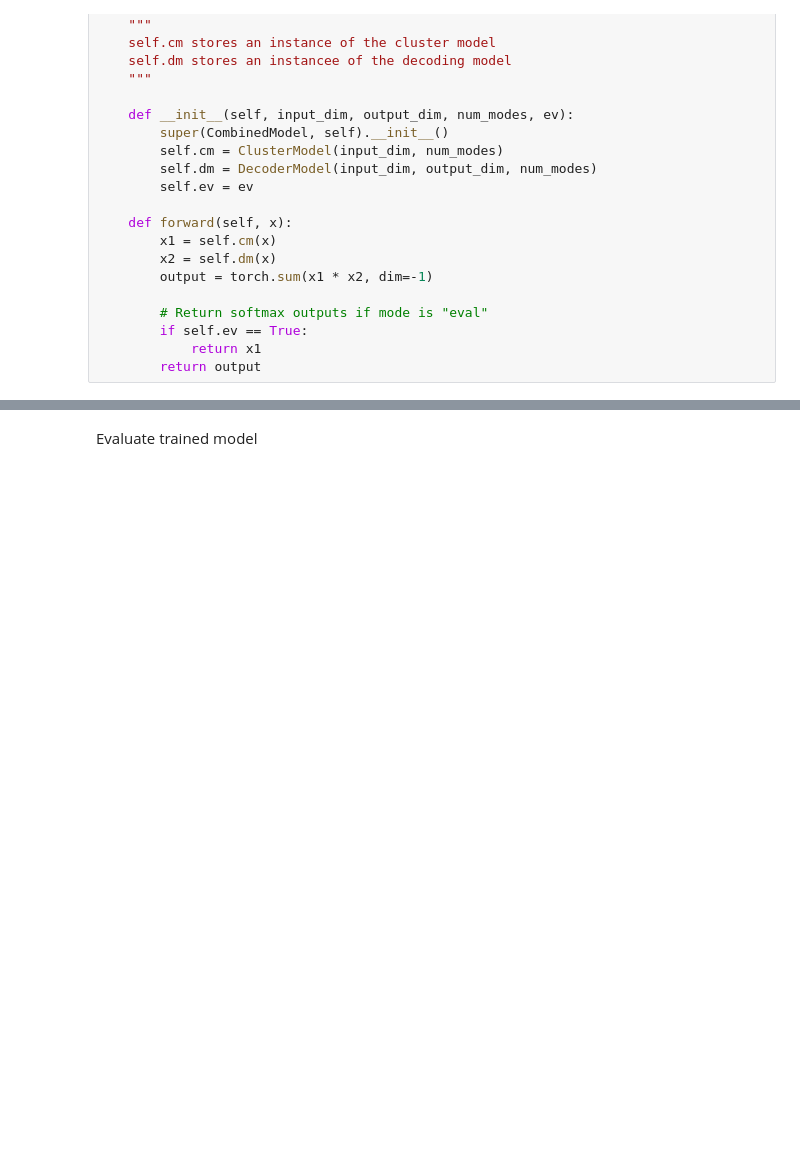
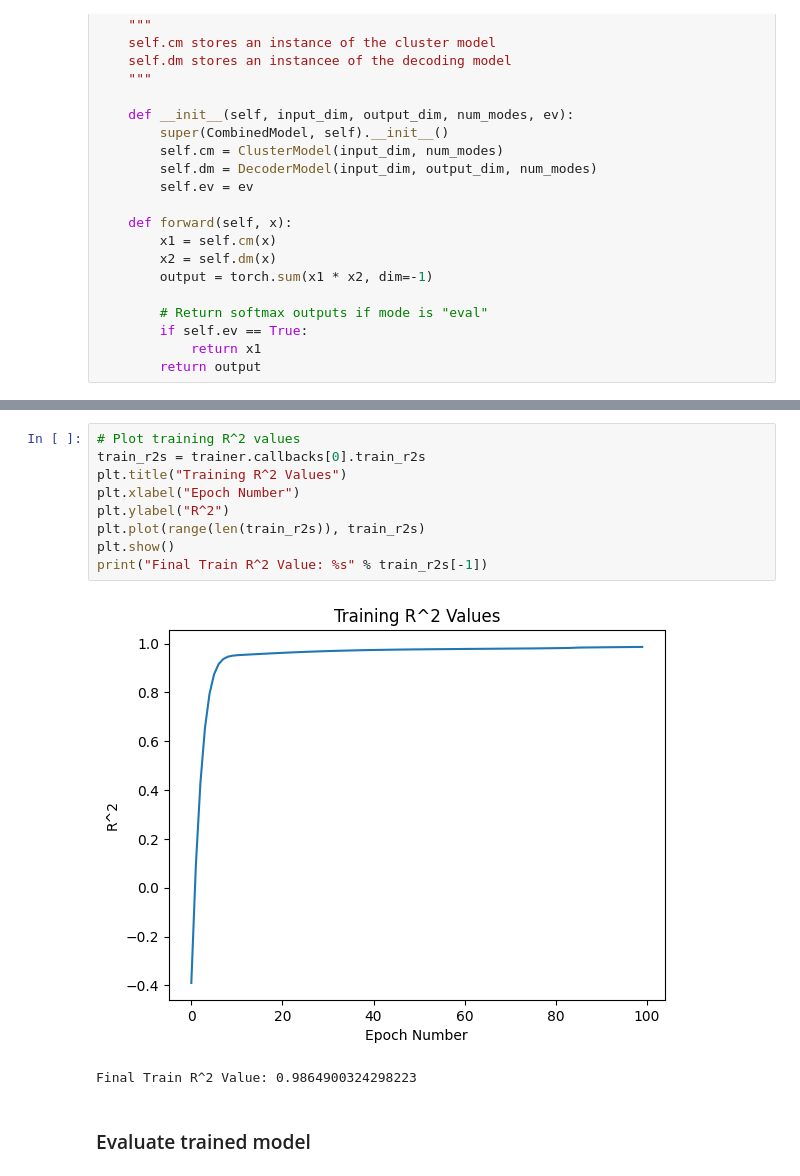
Before and after one commit to andrew7shen/neural_decoding, a Jupyter notebook: examples/multitask_example.ipynb, the cells around one changed output, grey strips where cells are left out. Drawn from its saved outputs; the diff is of its cells as text; blank space fills up the shorter version.

```diff
--- a/examples/multitask_example.ipynb
+++ b/examples/multitask_example.ipynb
@@ -283,2 +351,14 @@ HPU available: False, using: 0 HPUs
+# %%
+# Plot training R^2 values
+train_r2s = trainer.callbacks[0].train_r2s
+plt.title("Training R^2 Values")
+plt.xlabel("Epoch Number")
+plt.ylabel("R^2")
+plt.plot(range(len(train_r2s)), train_r2s)
+plt.show()
+print("Final Train R^2 Value: %s" % train_r2s[-1])
+# %% [output]
+[figure, added]
+Final Train R^2 Value: 0.9864900324298223
 # %% [markdown]
-Evaluate trained model
+### Evaluate trained model
```
Also changed, not shown: parts of 18 cells of this notebook, 3 other files.
